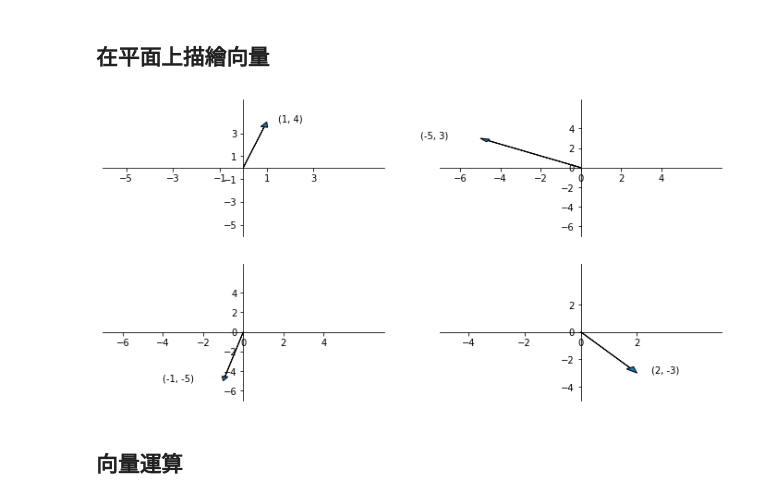
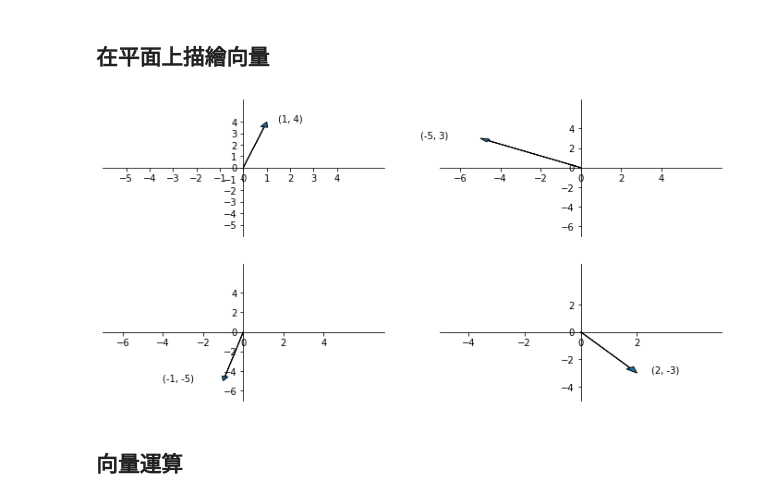
Before and after one commit to hcchengithub/MarsLander, a Jupyter notebook: intro_2_vector.ipynb, the cells around one changed output. Saved outputs shown, nothing was run; the diff lists cells and outputs as text; code cells hidden in the pictures.

```diff
--- a/intro_2_vector.ipynb
+++ b/intro_2_vector.ipynb
@@ -117,16 +117,16 @@ def plot_a_vector(x, y, tick = 2):
   plt.yticks(range(-max_val + 1, max_val - 1, tick))
 # %%
 plt.figure(figsize=(12,6))
-plt.subplot(2, 2, 1)
-plot_a_vector(1, 4)
-plt.subplot(2, 2, 2)
+plt.subplot(2, 2, 1)  # subplot 指定 2X2 的第一個要畫在左上角
+plot_a_vector(1, 4, 1)   # 畫出 vector (1,4) 刻度 1 跳 1 格 (default 2 格)
+plt.subplot(2, 2, 2)  # subplot 指定 2X2 的第二個要畫在右上角
 plot_a_vector(-5, 3)
 plt.subplot(2, 2, 3)
 plot_a_vector(-1, -5)
 plt.subplot(2, 2, 4)
 plot_a_vector(2, -3)
 # %% [output]
-[figure, old version]
+[figure, new version]
 # %% [markdown]
 ## 向量運算
 # %%
```
Also changed, not shown: parts of 6 cells of this notebook.
